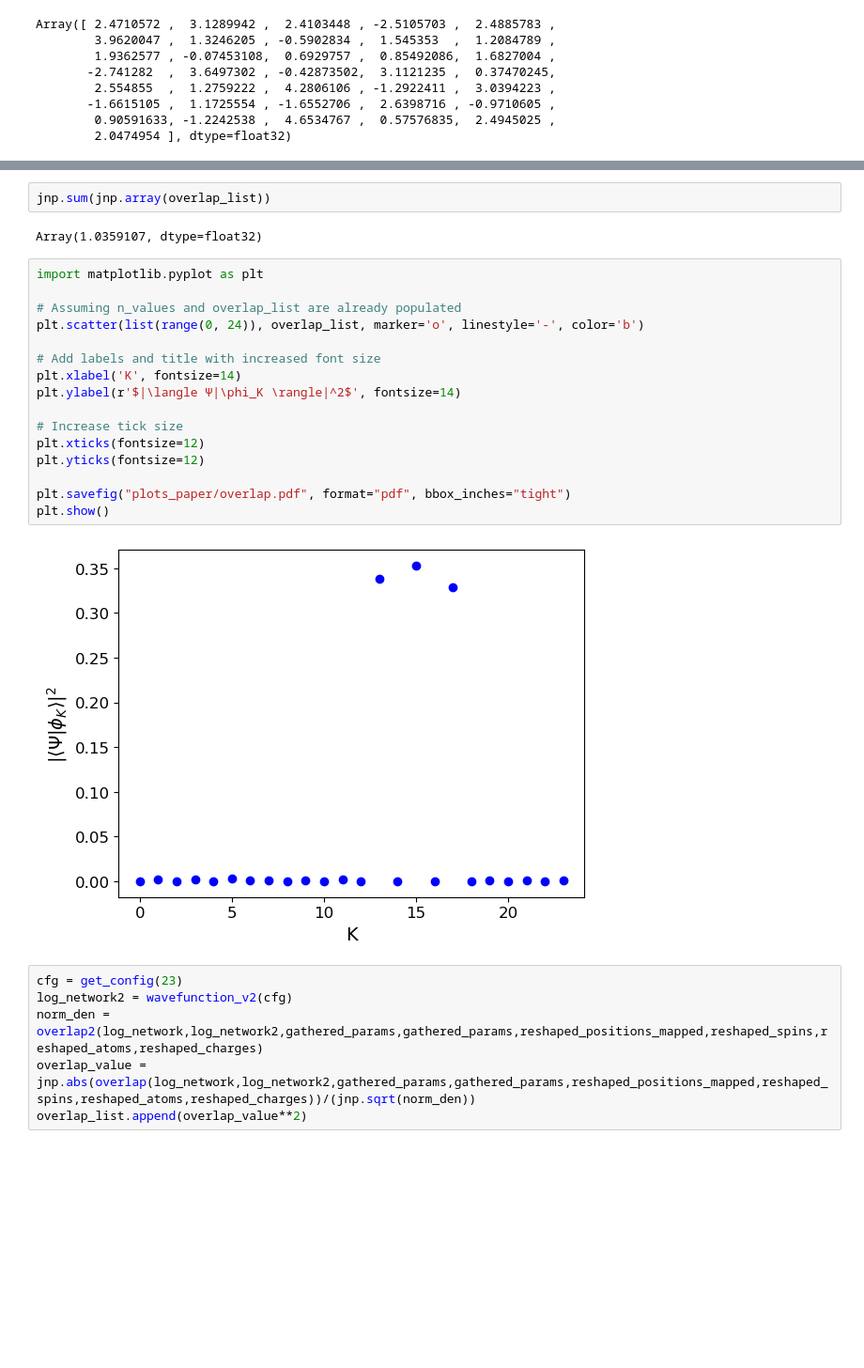
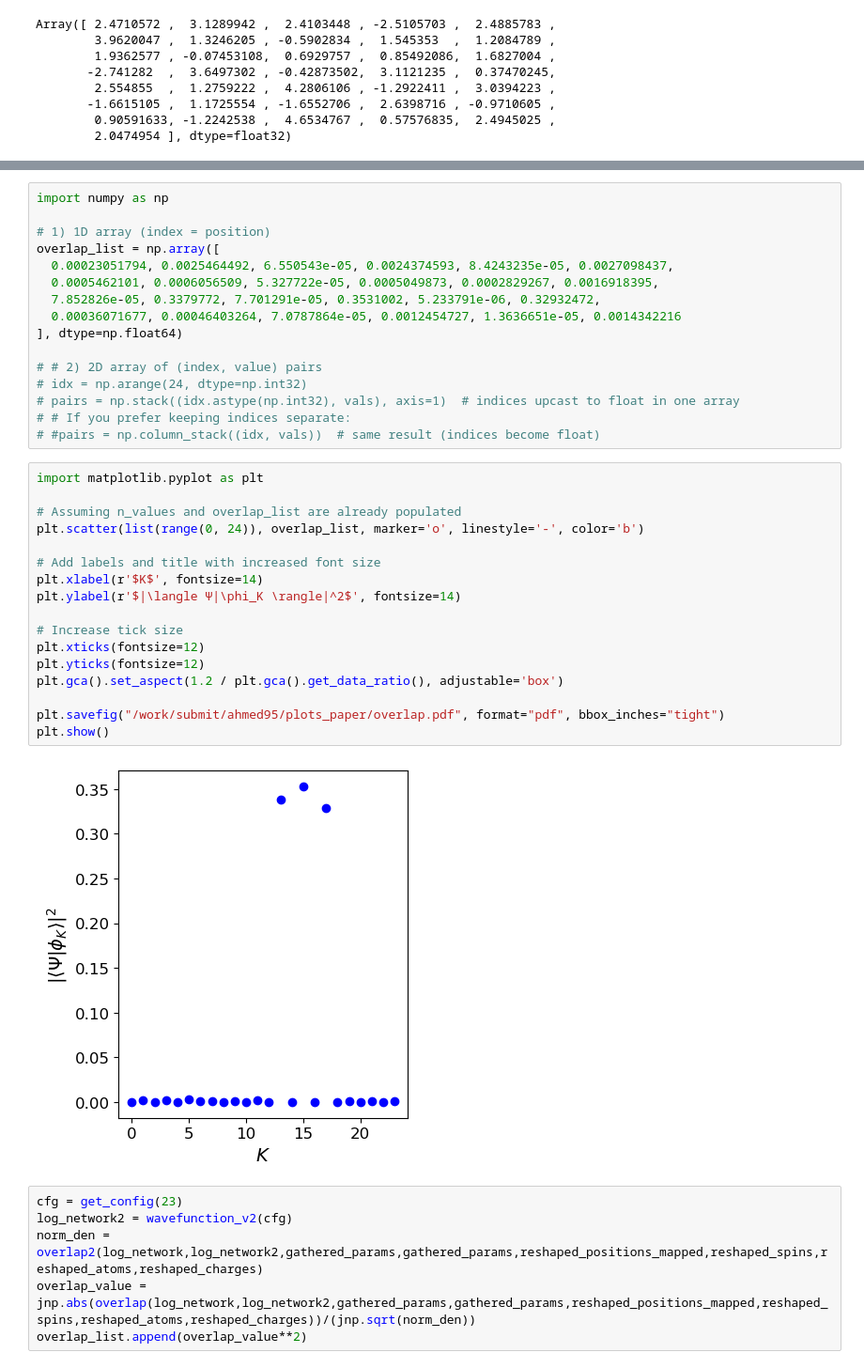
Before and after one commit to abouelkomsan/ferminet_ahmed, a Jupyter notebook: tests.ipynb, the cells around one changed output, grey strips where cells are left out. Shown at 94% size. Saved outputs shown, nothing was run; the diff lists cells and outputs as text; blank space fills up the shorter version.

```diff
--- a/tests.ipynb
+++ b/tests.ipynb
@@ -2103,25 +2354,38 @@ for n in n_values:
-# %%
-jnp.sum(jnp.array(overlap_list))
-# %% [output]
-Array(1.0359107, dtype=float32)
+# %%
+import numpy as np
+
+# 1) 1D array (index = position)
+overlap_list = np.array([
+  0.00023051794, 0.0025464492, 6.550543e-05, 0.0024374593, 8.4243235e-05, 0.0027098437,
+  0.0005462101, 0.0006056509, 5.327722e-05, 0.0005049873, 0.0002829267, 0.0016918395,
+  7.852826e-05, 0.3379772, 7.701291e-05, 0.3531002, 5.233791e-06, 0.32932472,
+  0.00036071677, 0.00046403264, 7.0787864e-05, 0.0012454727, 1.3636651e-05, 0.0014342216
+], dtype=np.float64)
+
+# # 2) 2D array of (index, value) pairs
+# idx = np.arange(24, dtype=np.int32)
+# pairs = np.stack((idx.astype(np.int32), vals), axis=1)  # indices upcast to float in one array
+# # If you prefer keeping indices separate:
+# #pairs = np.column_stack((idx, vals))  # same result (indices become float)
 # %%
 import matplotlib.pyplot as plt
 
 # Assuming n_values and overlap_list are already populated
 plt.scatter(list(range(0, 24)), overlap_list, marker='o', linestyle='-', color='b')
 
 # Add labels and title with increased font size
-plt.xlabel('K', fontsize=14)
+plt.xlabel(r'$K$', fontsize=14)
 plt.ylabel(r'$|\langle Ψ|\phi_K \rangle|^2$', fontsize=14)
 
 # Increase tick size
 plt.xticks(fontsize=12)
 plt.yticks(fontsize=12)
+plt.gca().set_aspect(1.2 / plt.gca().get_data_ratio(), adjustable='box')
 
-plt.savefig("plots_paper/overlap.pdf", format="pdf", bbox_inches="tight")
+plt.savefig("/work/submit/ahmed95/plots_paper/overlap.pdf", format="pdf", bbox_inches="tight")
 plt.show()
 # %% [output]
-[figure, old version]
+[figure, new version]
 # %%
 cfg = get_config(23)
 log_network2 = wavefunction_v2(cfg)
```
Also changed, not shown: parts of 124 cells of this notebook, 39 other files.
